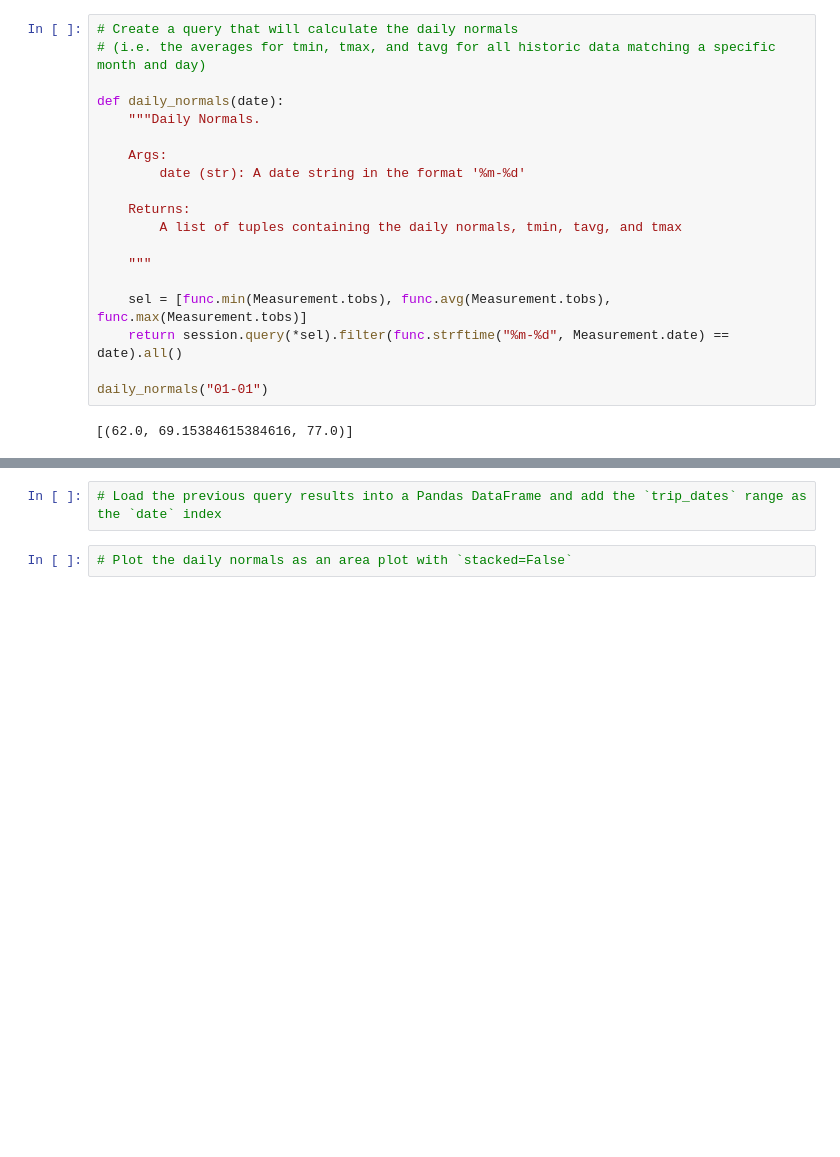
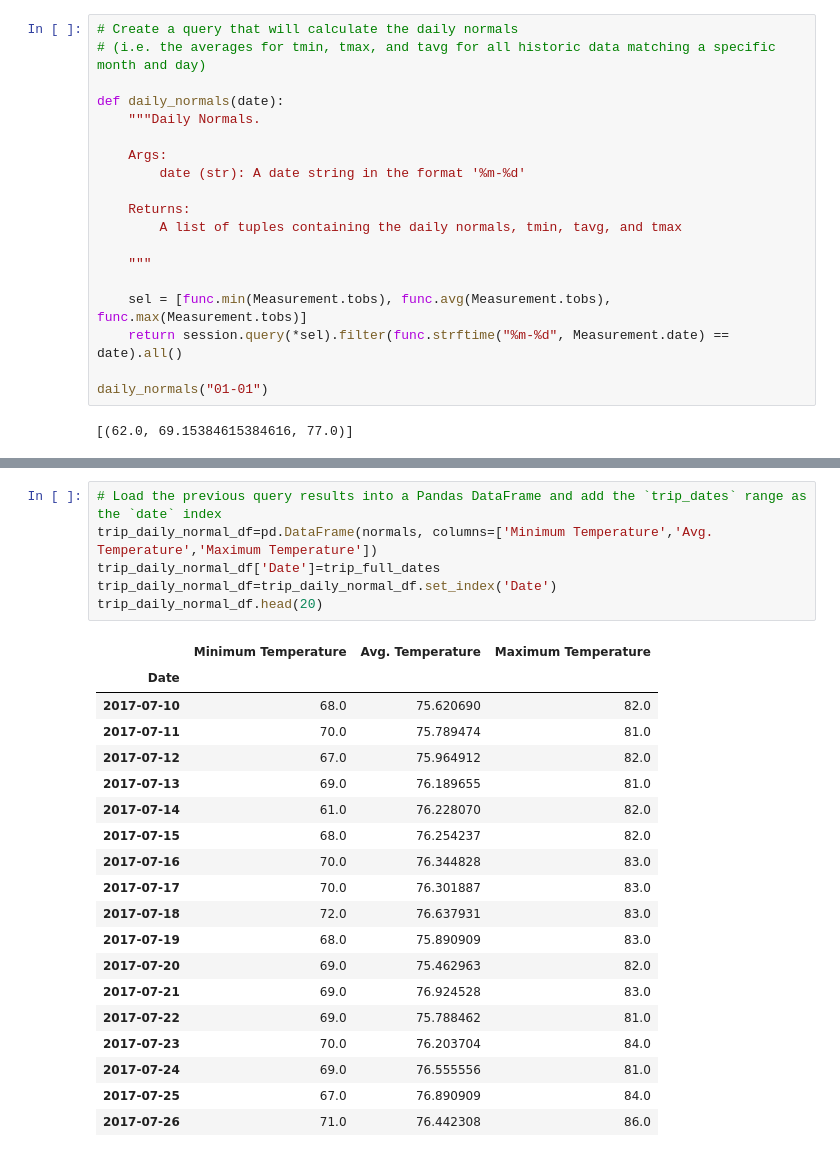
Before and after one commit to adrianaovalle/sqlalchemy-challenge, a Jupyter notebook: climate_starter.ipynb, the cells around one changed output, grey strips where cells are left out. Saved outputs shown, nothing was run; the diff lists cells and outputs as text; blank space fills up the shorter version.

```diff
--- a/climate_starter.ipynb
+++ b/climate_starter.ipynb
@@ -321,4 +352,26 @@ daily_normals("01-01")
 # %%
 # Load the previous query results into a Pandas DataFrame and add the `trip_dates` range as the `date` index
+trip_daily_normal_df=pd.DataFrame(normals, columns=['Minimum Temperature','Avg. Temperature','Maximum Temperature'])
+trip_daily_normal_df['Date']=trip_full_dates
+trip_daily_normal_df=trip_daily_normal_df.set_index('Date')
+trip_daily_normal_df.head(20)
+# %% [output]
+|  | Minimum Temperature | Avg. Temperature | Maximum Temperature |
+| Date |  |  |  |
+| 2017-07-10 | 68.0 | 75.620690 | 82.0 |
+| 2017-07-11 | 70.0 | 75.789474 | 81.0 |
+| 2017-07-12 | 67.0 | 75.964912 | 82.0 |
+| 2017-07-13 | 69.0 | 76.189655 | 81.0 |
+| 2017-07-14 | 61.0 | 76.228070 | 82.0 |
+| 2017-07-15 | 68.0 | 76.254237 | 82.0 |
+| 2017-07-16 | 70.0 | 76.344828 | 83.0 |
+| 2017-07-17 | 70.0 | 76.301887 | 83.0 |
+| 2017-07-18 | 72.0 | 76.637931 | 83.0 |
+| 2017-07-19 | 68.0 | 75.890909 | 83.0 |
+| 2017-07-20 | 69.0 | 75.462963 | 82.0 |
+| 2017-07-21 | 69.0 | 76.924528 | 83.0 |
+| 2017-07-22 | 69.0 | 75.788462 | 81.0 |
+| 2017-07-23 | 70.0 | 76.203704 | 84.0 |
+| 2017-07-24 | 69.0 | 76.555556 | 81.0 |
+| 2017-07-25 | 67.0 | 76.890909 | 84.0 |
+| 2017-07-26 | 71.0 | 76.442308 | 86.0 |
-# %%
-# Plot the daily normals as an area plot with `stacked=False`
```
Also changed, not shown: parts of 7 cells of this notebook, 1 other file.
